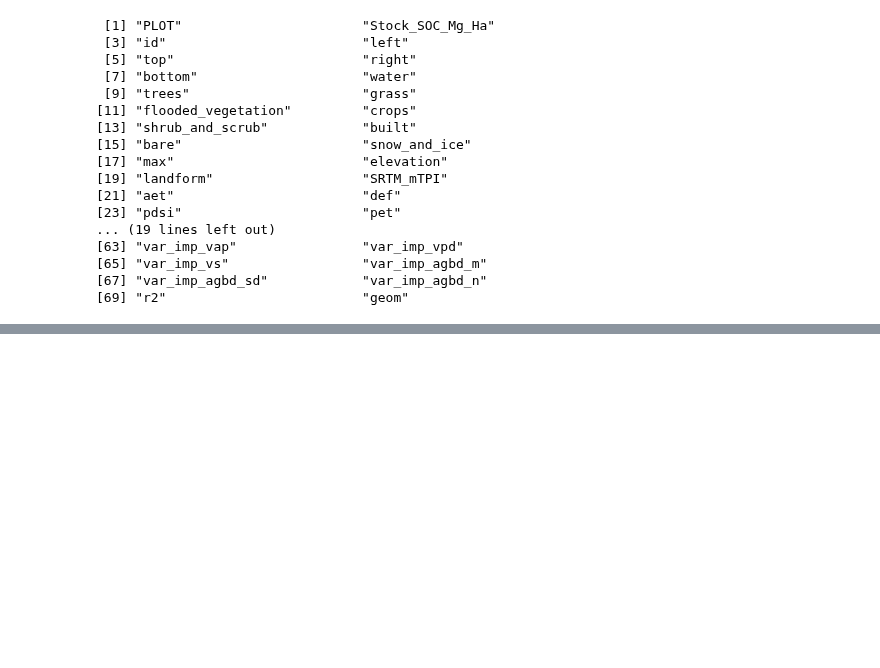
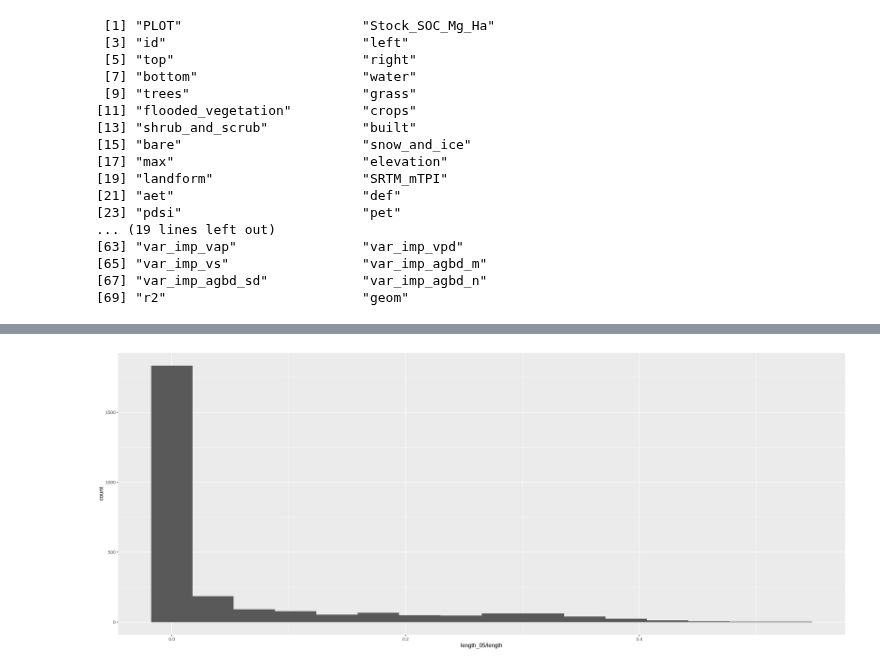
Before and after one commit to seismosmsr/hawaii_soils, a Jupyter notebook: Hawaii_Soils_Analysis.ipynb, the cells around one changed output, grey strips where cells are left out. Saved outputs shown, nothing was run; the diff lists cells and outputs as text; code cells hidden in the pictures; blank space fills up the shorter version.

```diff
--- a/Hawaii_Soils_Analysis.ipynb
+++ b/Hawaii_Soils_Analysis.ipynb
@@ -170,5 +189,7 @@ Writing 43654 features with 4 fields and geometry type Point.
 # %%
 sim_summary_dt %>%
-  ggplot(aes(x=unique,y=length_05/length)) +
-    geom_bin2d(bins=16) +
-    geom_smooth(method = 'lm')
+  ggplot(aes(x= length_05/length)) +
+  geom_histogram(bins=16)
+    # geom_smooth(method = 'lm')
+# %% [output]
+[figure, added]
```
Also changed, not shown: parts of 40 cells of this notebook.
